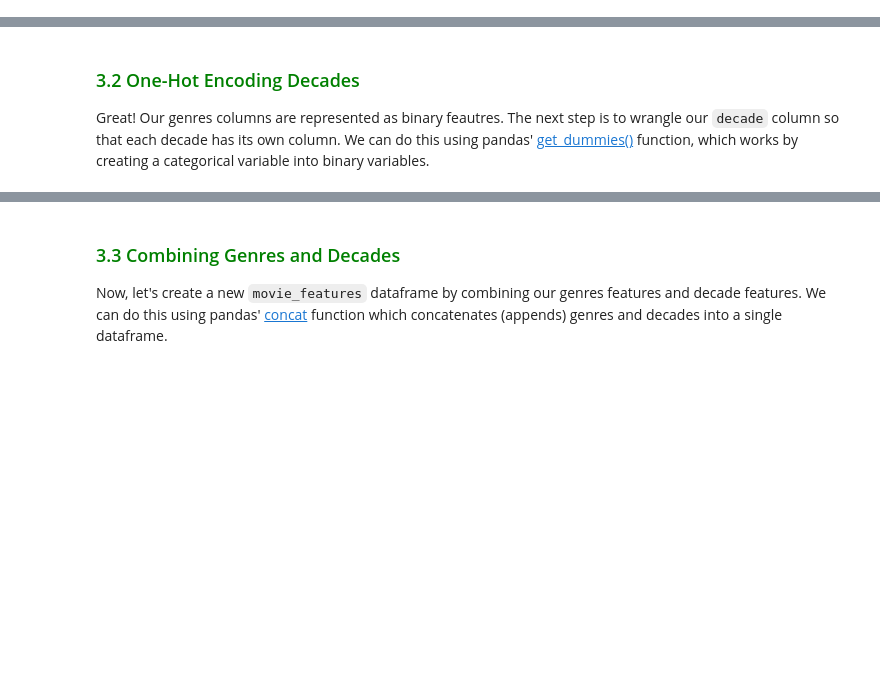
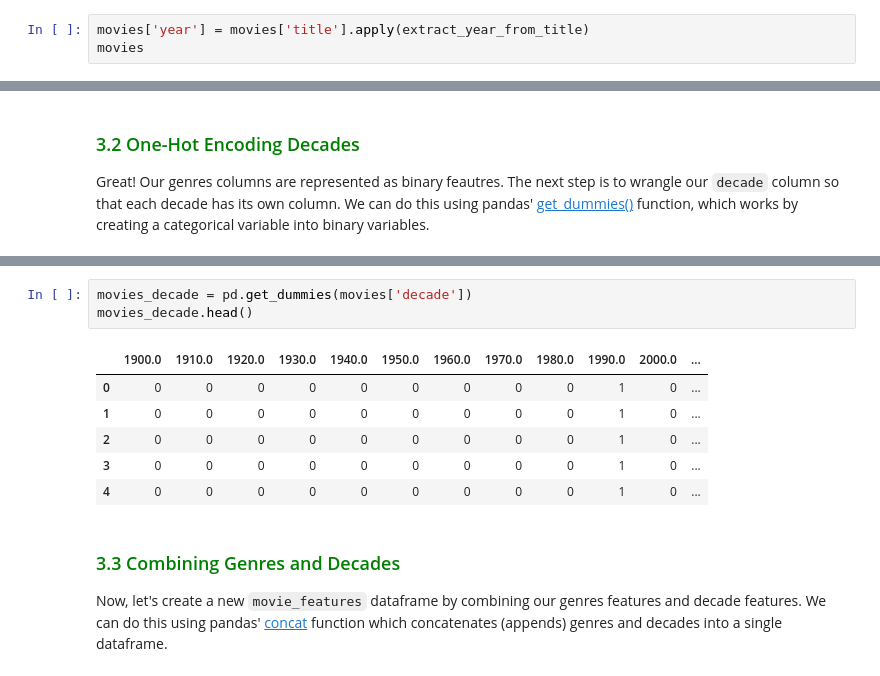
Before and after one commit to LCDA-UCP/tac-hands-on, a Jupyter notebook: exercises/session20-21-22/part2_cold_start_problem_exercises.ipynb, the cells around one changed output, grey strips where cells are left out. Drawn from its saved outputs; the diff is of its cells as text; blank space fills up the shorter version.

```diff
--- a/exercises/session20-21-22/part2_cold_start_problem_exercises.ipynb
+++ b/exercises/session20-21-22/part2_cold_start_problem_exercises.ipynb
@@ -154,0 +175,3 @@ Our function `extract_year_from_title()` works! It's able to successfully parse
+# %%
+movies['year'] = movies['title'].apply(extract_year_from_title)
+movies
@@ -254,3 +312,13 @@ Great! Our genres columns are represented as binary feautres. The next step is t
+# %%
+movies_decade = pd.get_dummies(movies['decade'])
+movies_decade.head()
+# %% [output]
+|  | 1900.0 | 1910.0 | 1920.0 | 1930.0 | 1940.0 | 1950.0 | 1960.0 | 1970.0 | 1980.0 | 1990.0 | 2000.0 | ... |
+| 0 | 0 | 0 | 0 | 0 | 0 | 0 | 0 | 0 | 0 | 1 | 0 | ... |
+| 1 | 0 | 0 | 0 | 0 | 0 | 0 | 0 | 0 | 0 | 1 | 0 | ... |
+| 2 | 0 | 0 | 0 | 0 | 0 | 0 | 0 | 0 | 0 | 1 | 0 | ... |
+| 3 | 0 | 0 | 0 | 0 | 0 | 0 | 0 | 0 | 0 | 1 | 0 | ... |
+| 4 | 0 | 0 | 0 | 0 | 0 | 0 | 0 | 0 | 0 | 1 | 0 | ... |
 # %% [markdown]
 ### <span style="color:green">3.3 Combining Genres and Decades</span>
 
```
Also changed, not shown: parts of 36 cells of this notebook, 1 other file.
